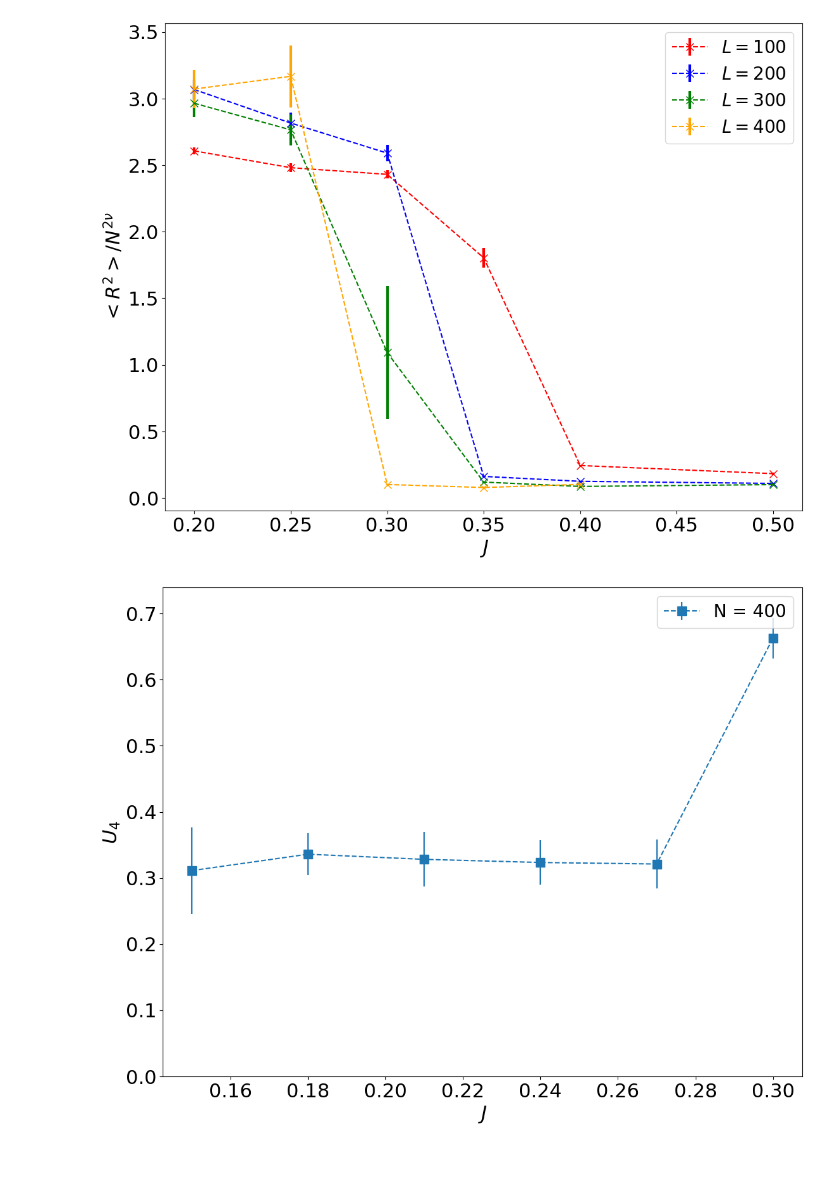
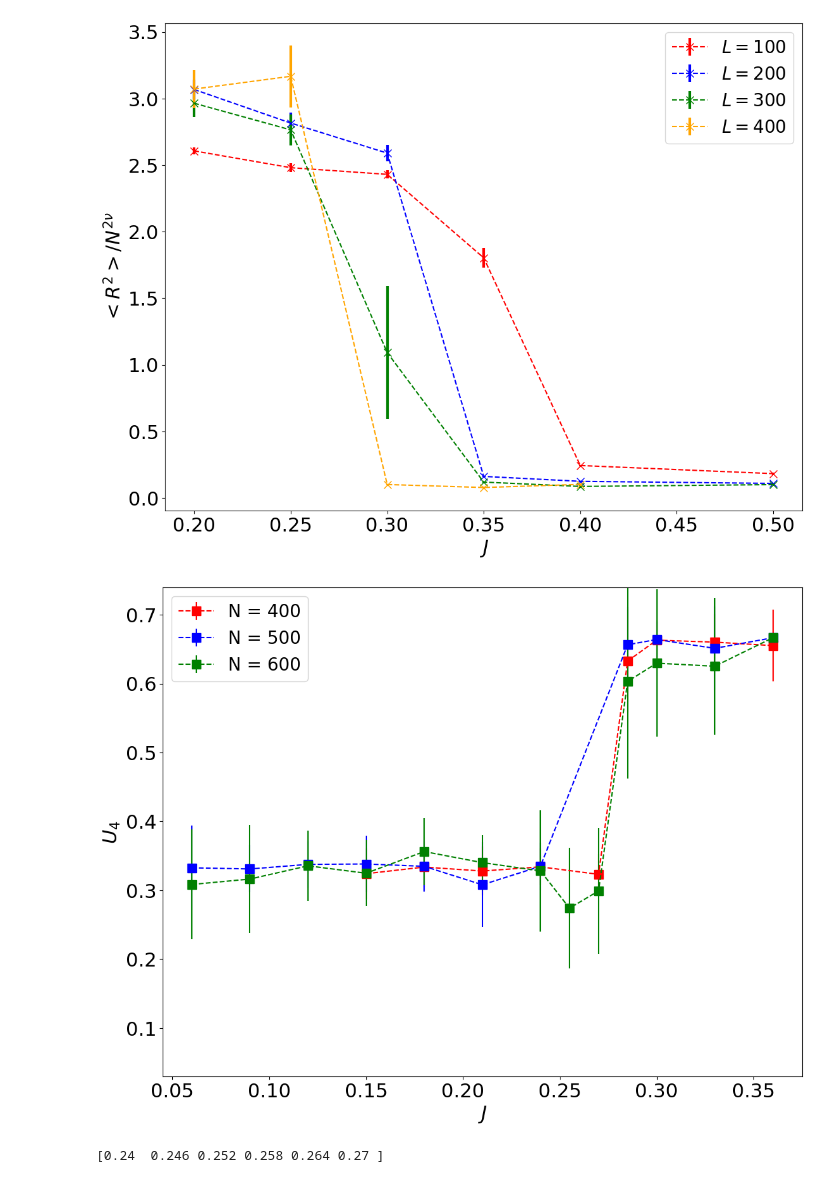
Before and after one commit to kamilla0503/Interaction-SAW-Models, a Jupyter notebook: data/TestMinumum.ipynb, the cells around one changed output. Drawn from its saved outputs; the diff is of its cells as text; code cells hidden in the pictures.

```diff
--- a/data/TestMinumum.ipynb
+++ b/data/TestMinumum.ipynb
@@ -243,39 +243,42 @@ pathlists = [str(pathlist) for pathlist in pathlists]
 dfs = [pd.read_csv(data, sep=" ", index_col=False).tail(1) for data in pathlists]
 df = pd.concat(dfs)
 df = df.sort_values(by=["J"])
 i = 0
 for L, grp in df.groupby("L"):
     #if L > 200: continue
-    if L != 400: continue
+    #if L != 600: continue
     J_l = np.unique(grp["J"])
     bc = []
     errs = []
     J_lplot = []
     for J in J_l:
         data_l = grp[grp["J"] == J]
         m2 = norm.rvs(data_l["Mag2"], data_l["Mag2_std"], size=4000)
         m4 = norm.rvs(data_l["Mag4"], data_l["Mag4_std"], size=4000)
         cum = 1 - m4 / 3 / m2 / m2
         mean = np.mean(cum)
         err = np.std(cum)
         if (err > 2): continue
         bc.append(mean)
         errs.append(err)
         J_lplot.append(J)
-    ax.errorbar(J_lplot, bc, yerr=errs, fmt="s--", ms=10, label="N = " + str(int(L)))
+    ax.errorbar(J_lplot, bc, yerr=errs, fmt="s--", ms=10, color=color[i], label="N = " + str(int(L)))
     i += 1
 plt.xlabel(r'$J$', fontsize=22)
 plt.ylabel(r"$  U_4 $ ", fontsize=22)
 plt.tick_params(axis='x', labelsize=22)
 plt.tick_params(axis='y', labelsize=22)
 
 plt.legend(fontsize=20)
-#plt.xlim(0.18
-# , 0.426)
-plt.ylim(0, 2.22/3)
+#plt.xlim(0.18 , 0.4026)
+plt.ylim(0.09/3, 2.22/3)
 plt.savefig("images/longrangeshortchains_3D_U4_No1stordersigns.png", bbox_inches='tight')
 # %% [output]
-[figure, old version]
+[figure, new version]
+# %%
+print(np.linspace(0.24, 0.27, 6))
+# %% [output]
+[0.24  0.246 0.252 0.258 0.264 0.27 ]
 # %%
 color = ["red", "blue", "green", "orange", "purple", "cyan", "black"]
 fig = plt.figure(figsize=(13, 10))
```
Also changed, not shown: parts of 2 cells of this notebook, 2 other files.
